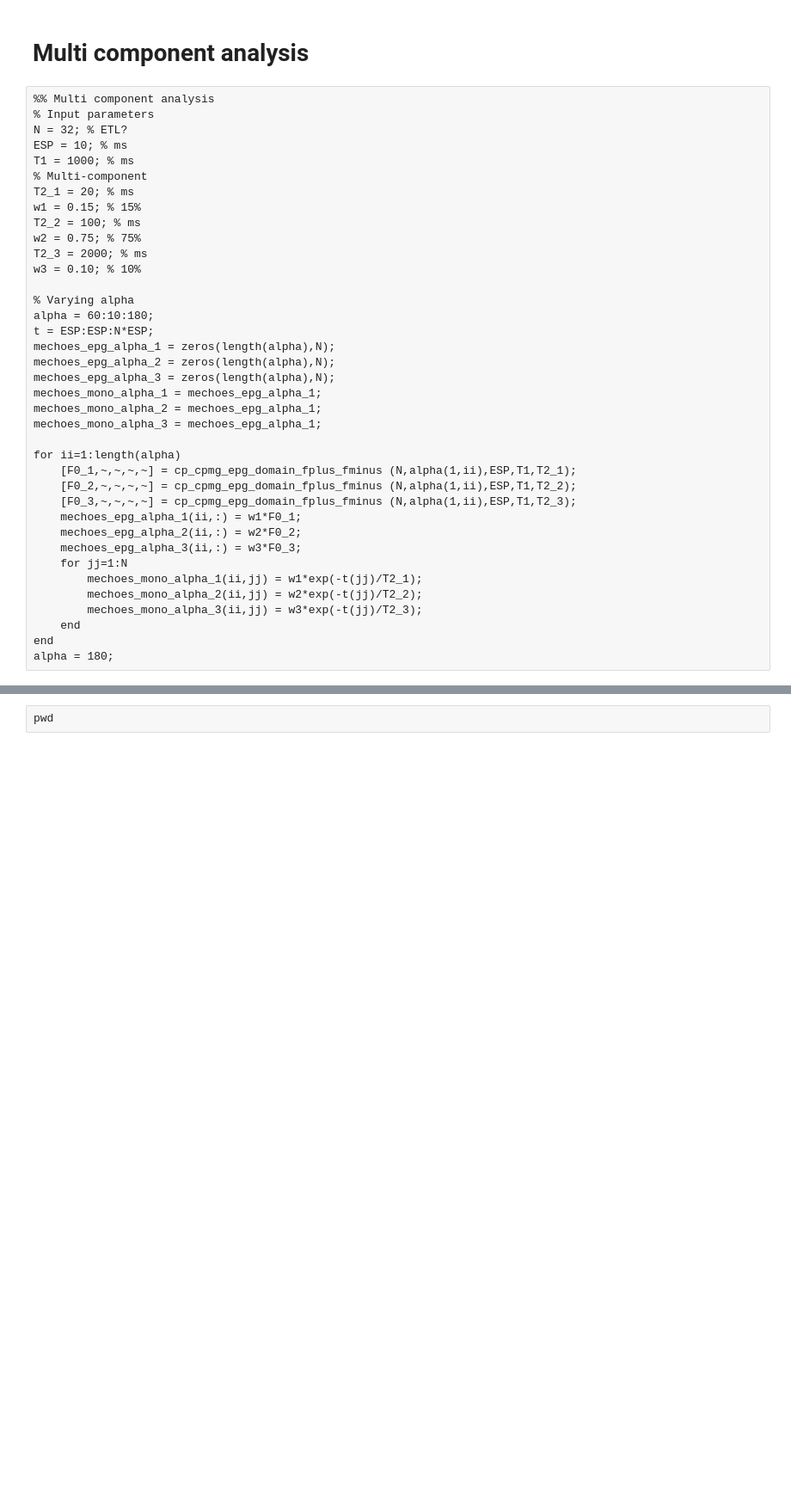
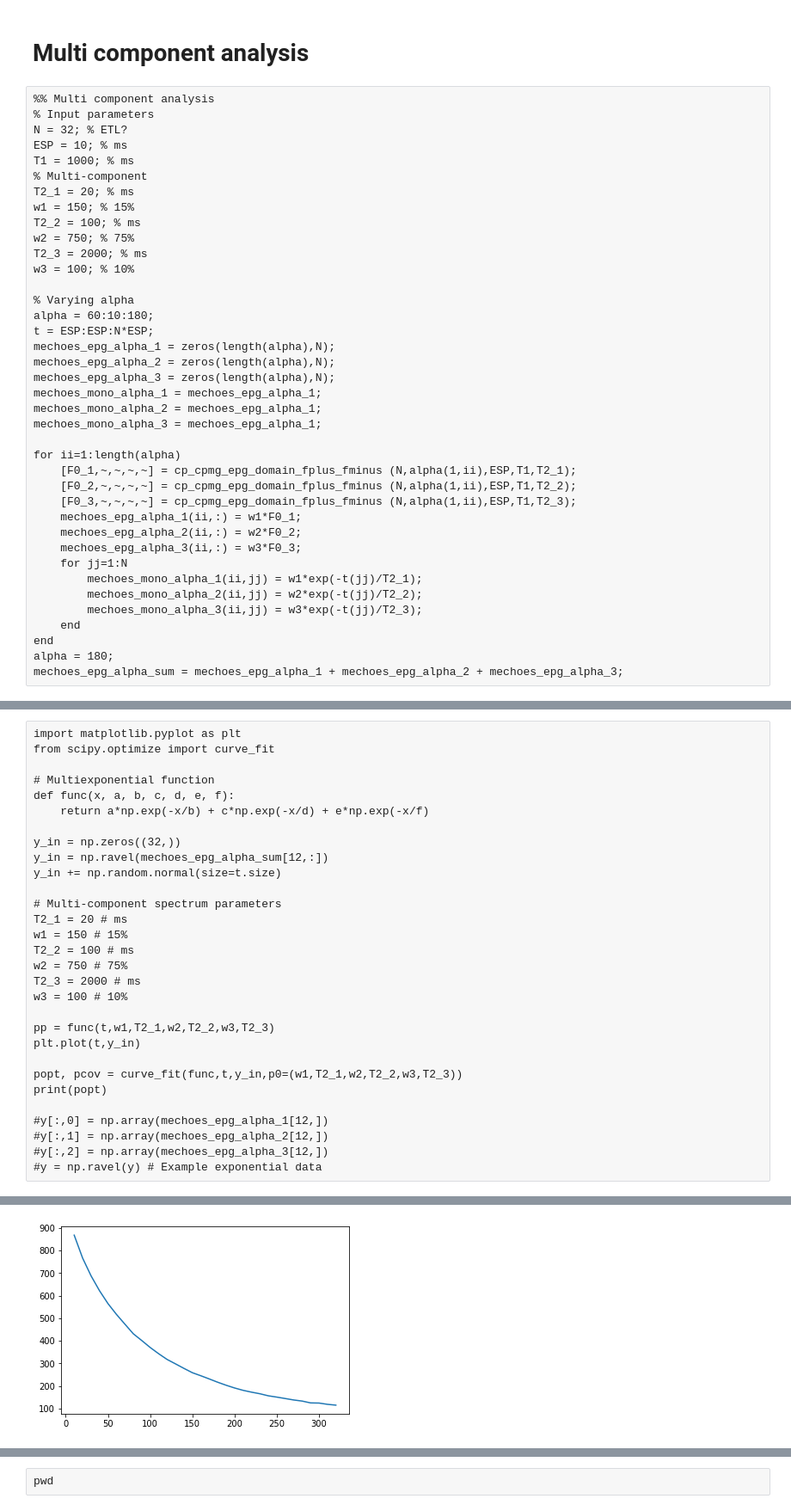
Before and after one commit to jvelazquez-reyes/simEPG, a Jupyter notebook: epg_sg.ipynb, the cells around one changed output, grey strips where cells are left out. Shown at 86% size. Saved outputs shown, nothing was run; the diff lists cells and outputs as text; blank space fills up the shorter version.

Commit message:
Fit T2 spectrum

```diff
--- a/epg_sg.ipynb
+++ b/epg_sg.ipynb
@@ -317,11 +313,11 @@ ESP = 10; % ms
 T1 = 1000; % ms
 % Multi-component
 T2_1 = 20; % ms
-w1 = 0.15; % 15%
+w1 = 150; % 15%
 T2_2 = 100; % ms
-w2 = 0.75; % 75%
+w2 = 750; % 75%
 T2_3 = 2000; % ms
-w3 = 0.10; % 10%
+w3 = 100; % 10%
 
 % Varying alpha
 alpha = 60:10:180;
@@ -347,3 +343,4 @@ for ii=1:length(alpha)
     end
 end
 alpha = 180;
+mechoes_epg_alpha_sum = mechoes_epg_alpha_1 + mechoes_epg_alpha_2 + mechoes_epg_alpha_3;
@@ -349,0 +380,31 @@ alpha = 180;
+# %%
+import matplotlib.pyplot as plt
+from scipy.optimize import curve_fit
+
+# Multiexponential function
+def func(x, a, b, c, d, e, f):
+    return a*np.exp(-x/b) + c*np.exp(-x/d) + e*np.exp(-x/f)
+
+y_in = np.zeros((32,))
+y_in = np.ravel(mechoes_epg_alpha_sum[12,:])
+y_in += np.random.normal(size=t.size)
+
+# Multi-component spectrum parameters
+T2_1 = 20 # ms
+w1 = 150 # 15%
+T2_2 = 100 # ms
+w2 = 750 # 75%
+T2_3 = 2000 # ms
+w3 = 100 # 10%
+
+pp = func(t,w1,T2_1,w2,T2_2,w3,T2_3)
+plt.plot(t,y_in)
+
+popt, pcov = curve_fit(func,t,y_in,p0=(w1,T2_1,w2,T2_2,w3,T2_3))
+print(popt)
+
+#y[:,0] = np.array(mechoes_epg_alpha_1[12,])
+#y[:,1] = np.array(mechoes_epg_alpha_2[12,])
+#y[:,2] = np.array(mechoes_epg_alpha_3[12,])
+#y = np.ravel(y) # Example exponential data
+# %% [output]
@@ -350,2 +413,3 @@ alpha = 180;
+[figure, added]
 # %%
 [F0_vector_out,Xi_F_out,Xi_Z_out,Xi_F_all_out,Xi_Z_all_out] = cp_cpmg_epg_domain_fplus_fminus (N_in,alpha_in,ESP_in,T1_in,T2_in);
```
Also changed, not shown: parts of 6 cells of this notebook, 2 other files.
